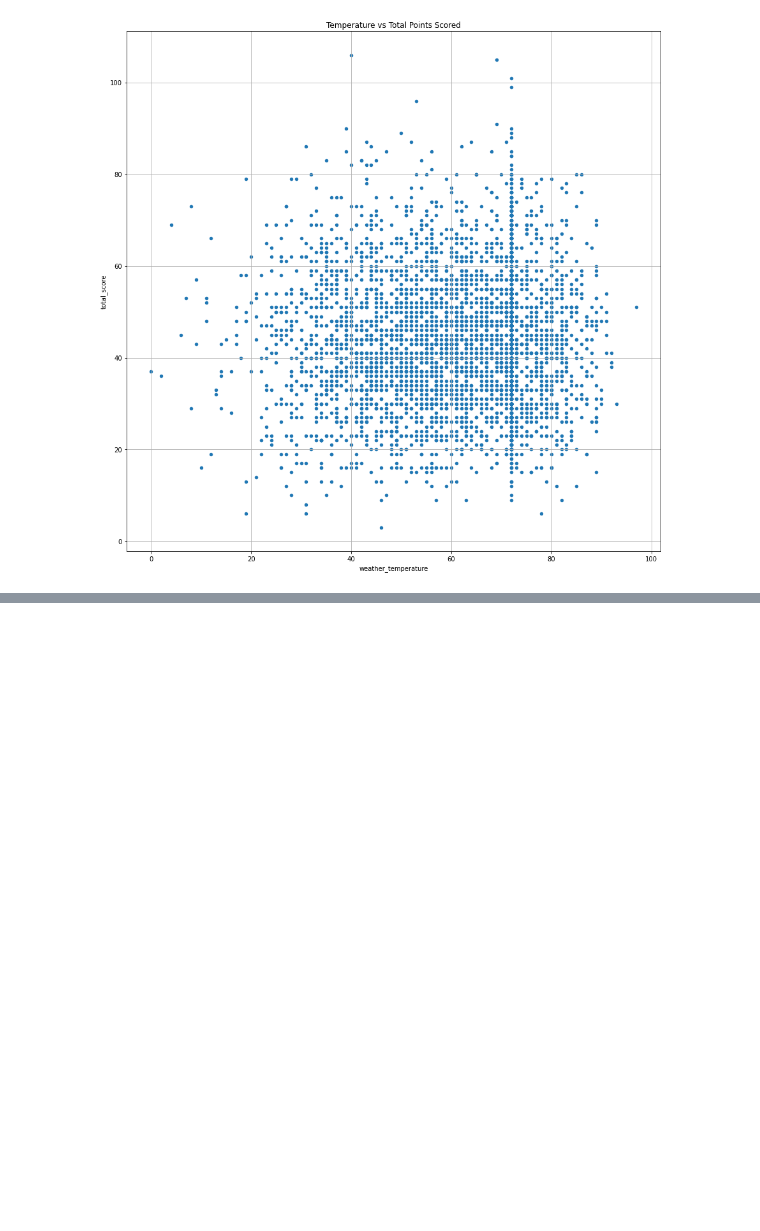
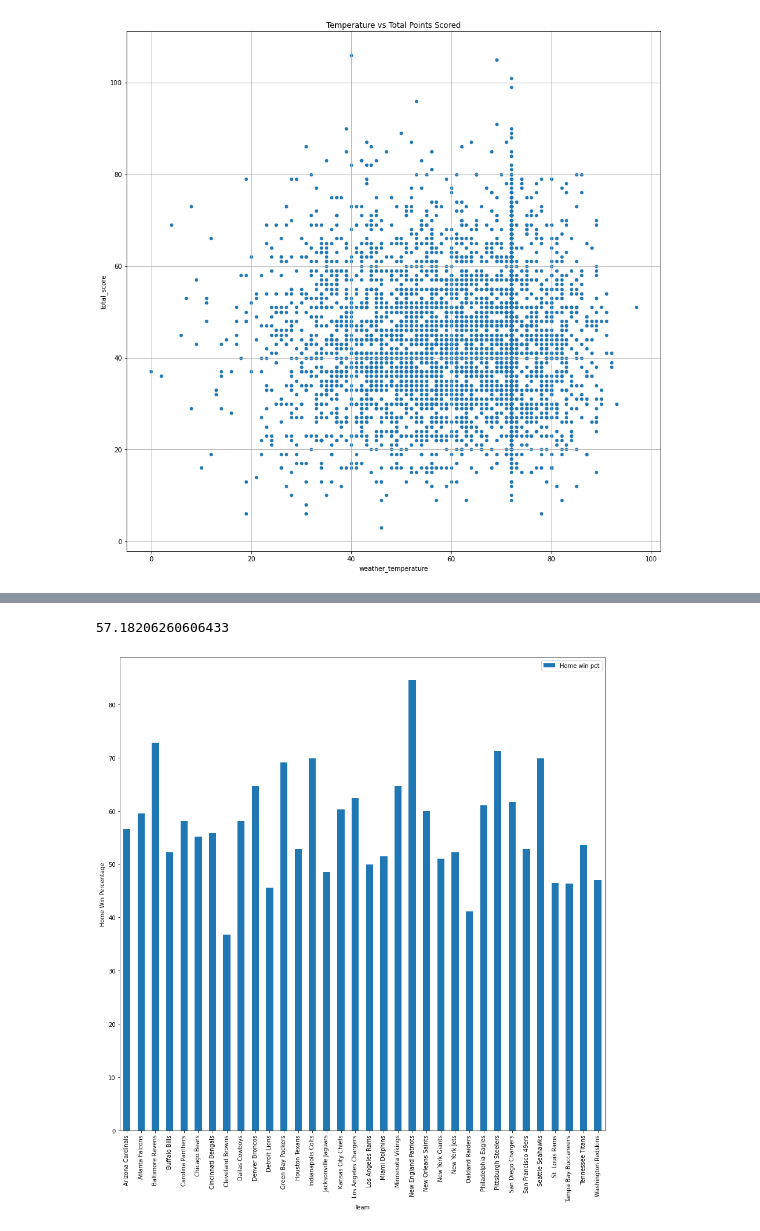
Before and after one commit to potterc22/Project1_TeamB, a Jupyter notebook: startercode.ipynb, the cells around one changed output, grey strips where cells are left out. Drawn from its saved outputs; the diff is of its cells as text; code cells hidden in the pictures; blank space fills up the shorter version.

```diff
--- a/startercode.ipynb
+++ b/startercode.ipynb
@@ -550,3 +547,7 @@ weather_scatter_df.plot(kind='scatter', x='weather_temperature', y='total_score'
 plt.show()
 # %% [output]
 [figure]
+# %%
+win_pct_bar = team_stats[['team_name', 'Home win pct']]
+win_pct_bar = win_pct_bar.set_index('team_name')
+win_pct_bar
@@ -552,0 +573,13 @@ plt.show()
+# %%
+nfl_home_win_pct = win_pct_bar['Home win pct'].mean()
+nfl_home_win_pct
+# %% [output]
+57.18206260606433
+# %%
+pct_graph = win_pct_bar.plot(kind='bar', figsize= (15,15))
+pct_graph.set_xlabel('Team')
+pct_graph.set_ylabel('Home Win Percentage')
+
+plt.show()
+# %% [output]
+[figure, added]
```
Also changed, not shown: parts of 6 cells of this notebook.
